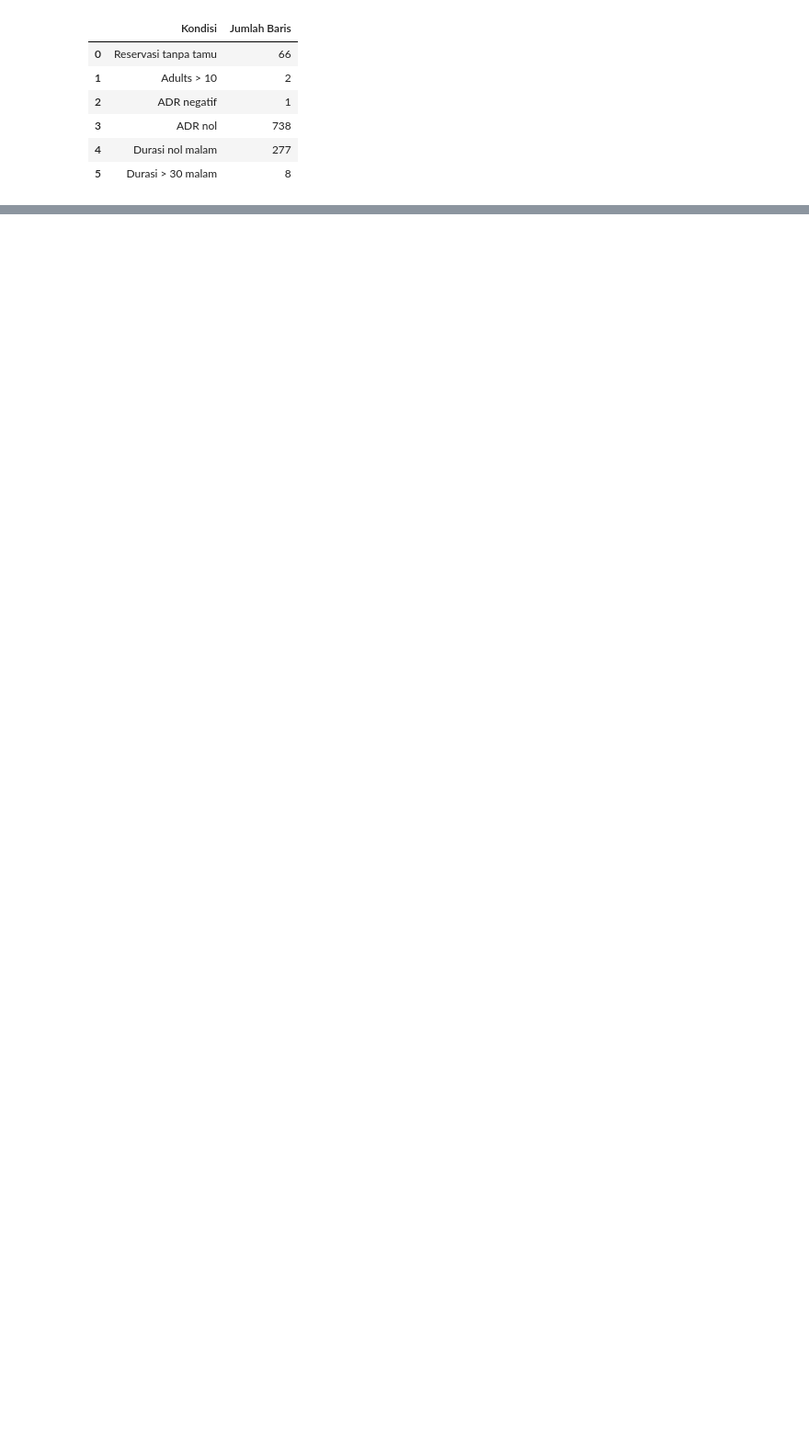
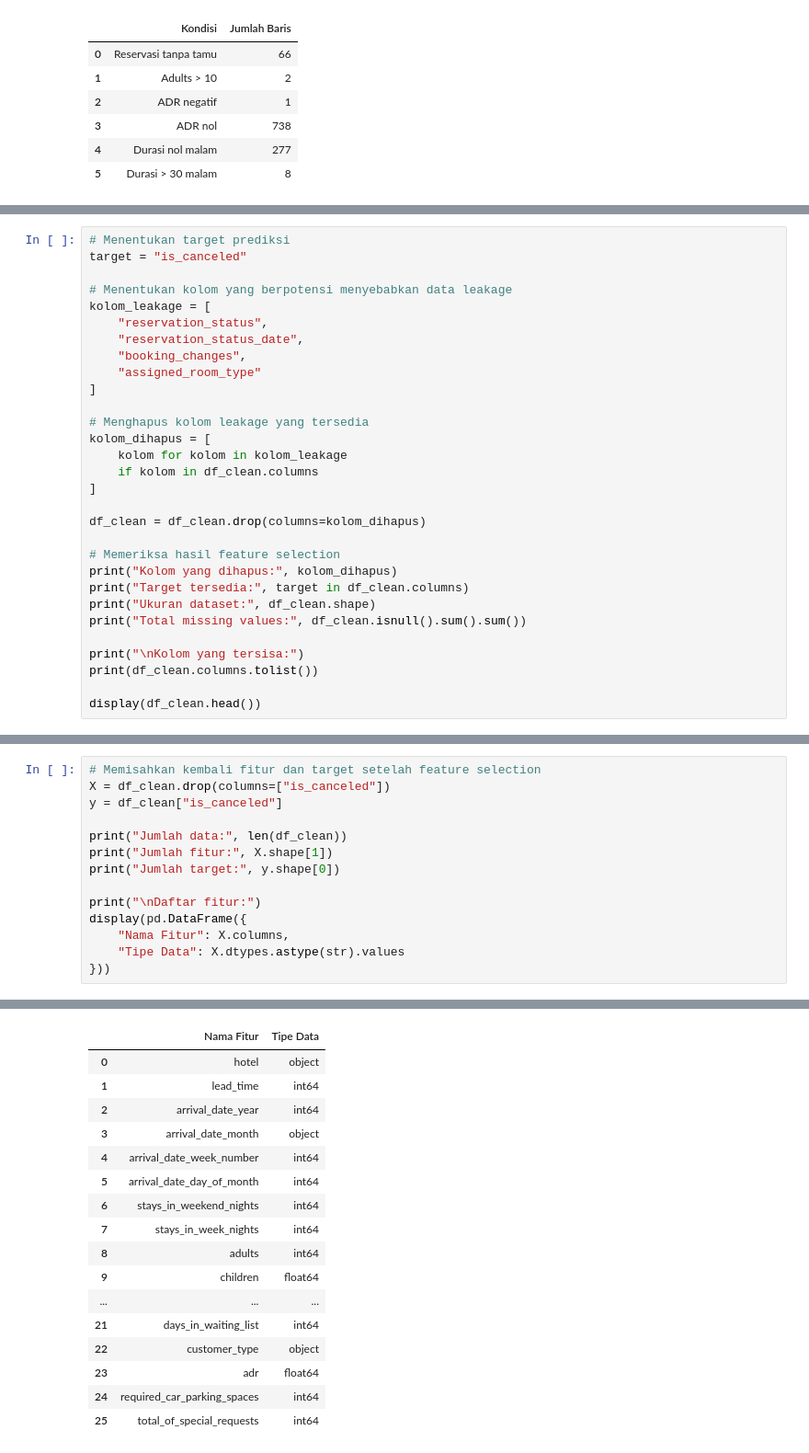
Before and after one commit to jelitasyahwa/analisis-pembatalan-reservasi-hotel, a Jupyter notebook: Proyek_Akhir_DataScience.ipynb, the cells around one changed output, grey strips where cells are left out. Shown at 92% size. Cells and saved outputs as stored; diff of their text form; blank space fills up the shorter version.

```diff
--- a/Proyek_Akhir_DataScience.ipynb
+++ b/Proyek_Akhir_DataScience.ipynb
@@ -1216,0 +1571,30 @@ Kolom yang masih perlu ditinjau:
+# %%
+# Menentukan target prediksi
+target = "is_canceled"
+
+# Menentukan kolom yang berpotensi menyebabkan data leakage
+kolom_leakage = [
+    "reservation_status",
+    "reservation_status_date",
+    "booking_changes",
+    "assigned_room_type"
+]
+
+# Menghapus kolom leakage yang tersedia
+kolom_dihapus = [
+    kolom for kolom in kolom_leakage
+    if kolom in df_clean.columns
+]
+
+df_clean = df_clean.drop(columns=kolom_dihapus)
+
+# Memeriksa hasil feature selection
+print("Kolom yang dihapus:", kolom_dihapus)
+print("Target tersedia:", target in df_clean.columns)
+print("Ukuran dataset:", df_clean.shape)
+print("Total missing values:", df_clean.isnull().sum().sum())
+
+print("\nKolom yang tersisa:")
+print(df_clean.columns.tolist())
+
+display(df_clean.head())
@@ -1216,0 +1621,15 @@ Kolom yang masih perlu ditinjau:
+# %%
+# Memisahkan kembali fitur dan target setelah feature selection
+X = df_clean.drop(columns=["is_canceled"])
+y = df_clean["is_canceled"]
+
+print("Jumlah data:", len(df_clean))
+print("Jumlah fitur:", X.shape[1])
+print("Jumlah target:", y.shape[0])
+
+print("\nDaftar fitur:")
+display(pd.DataFrame({
+    "Nama Fitur": X.columns,
+    "Tipe Data": X.dtypes.astype(str).values
+}))
+# %% [output]
@@ -1216,0 +1641,17 @@ Kolom yang masih perlu ditinjau:
+|  | Nama Fitur | Tipe Data |
+| 0 | hotel | object |
+| 1 | lead_time | int64 |
+| 2 | arrival_date_year | int64 |
+| 3 | arrival_date_month | object |
+| 4 | arrival_date_week_number | int64 |
+| 5 | arrival_date_day_of_month | int64 |
+| 6 | stays_in_weekend_nights | int64 |
+| 7 | stays_in_week_nights | int64 |
+| 8 | adults | int64 |
+| 9 | children | float64 |
+| ... | ... | ... |
+| 21 | days_in_waiting_list | int64 |
+| 22 | customer_type | object |
+| 23 | adr | float64 |
+| 24 | required_car_parking_spaces | int64 |
+| 25 | total_of_special_requests | int64 |
```
Also changed, not shown: parts of 160 cells of this notebook.
